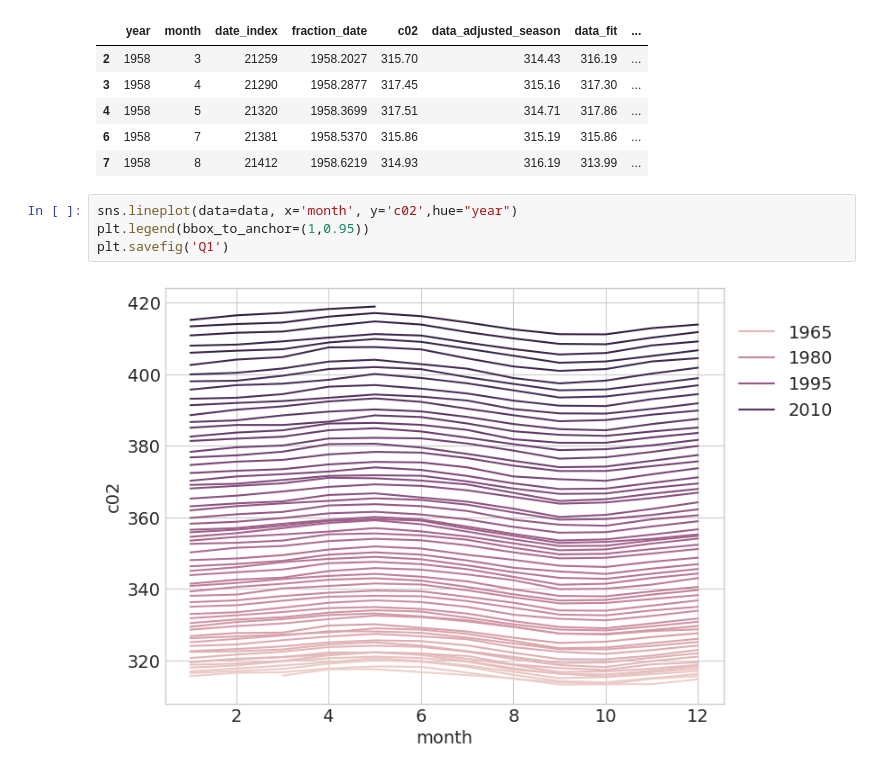
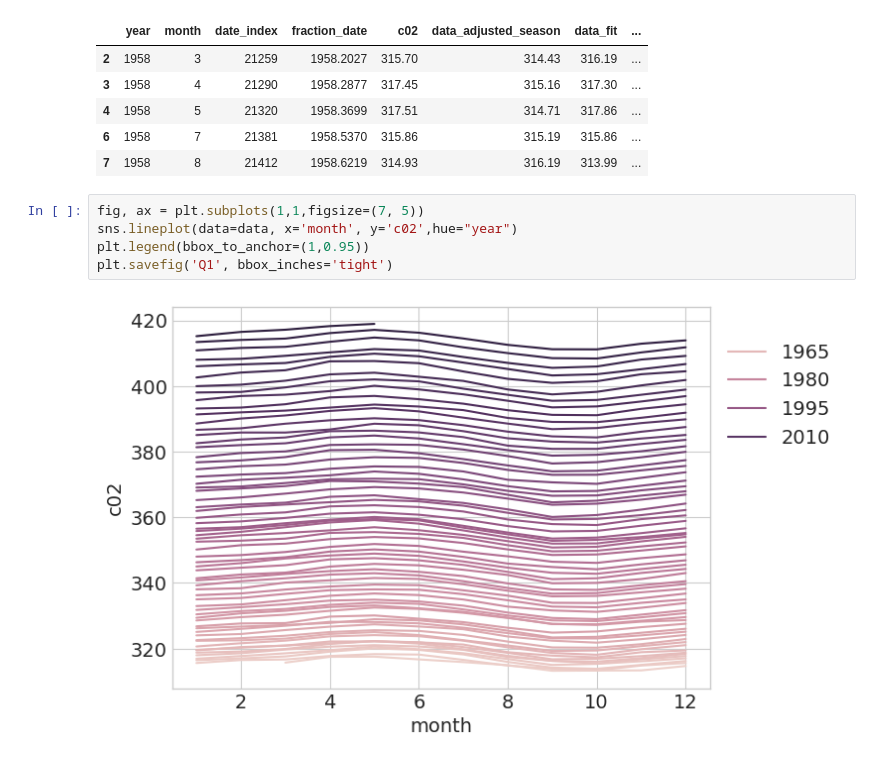
Before and after one commit to UCB-stat-159-s23/hw03-group17, a Jupyter notebook: climate-Q01.ipynb, the cells around one changed output. Cells and saved outputs as stored; diff of their text form.

```diff
--- a/climate-Q01.ipynb
+++ b/climate-Q01.ipynb
@@ -26,8 +26,9 @@ data.head()
 | 6 | 1958 | 7 | 21381 | 1958.5370 | 315.86 | 315.19 | 315.86 | ... |
 | 7 | 1958 | 8 | 21412 | 1958.6219 | 314.93 | 316.19 | 313.99 | ... |
 # %%
+fig, ax = plt.subplots(1,1,figsize=(7, 5))
 sns.lineplot(data=data, x='month', y='c02',hue="year")
 plt.legend(bbox_to_anchor=(1,0.95))
-plt.savefig('Q1')
+plt.savefig('Q1', bbox_inches='tight')
 # %% [output]
-[figure, old version]
+[figure, new version]
```
Also changed, not shown: 1 other file.
